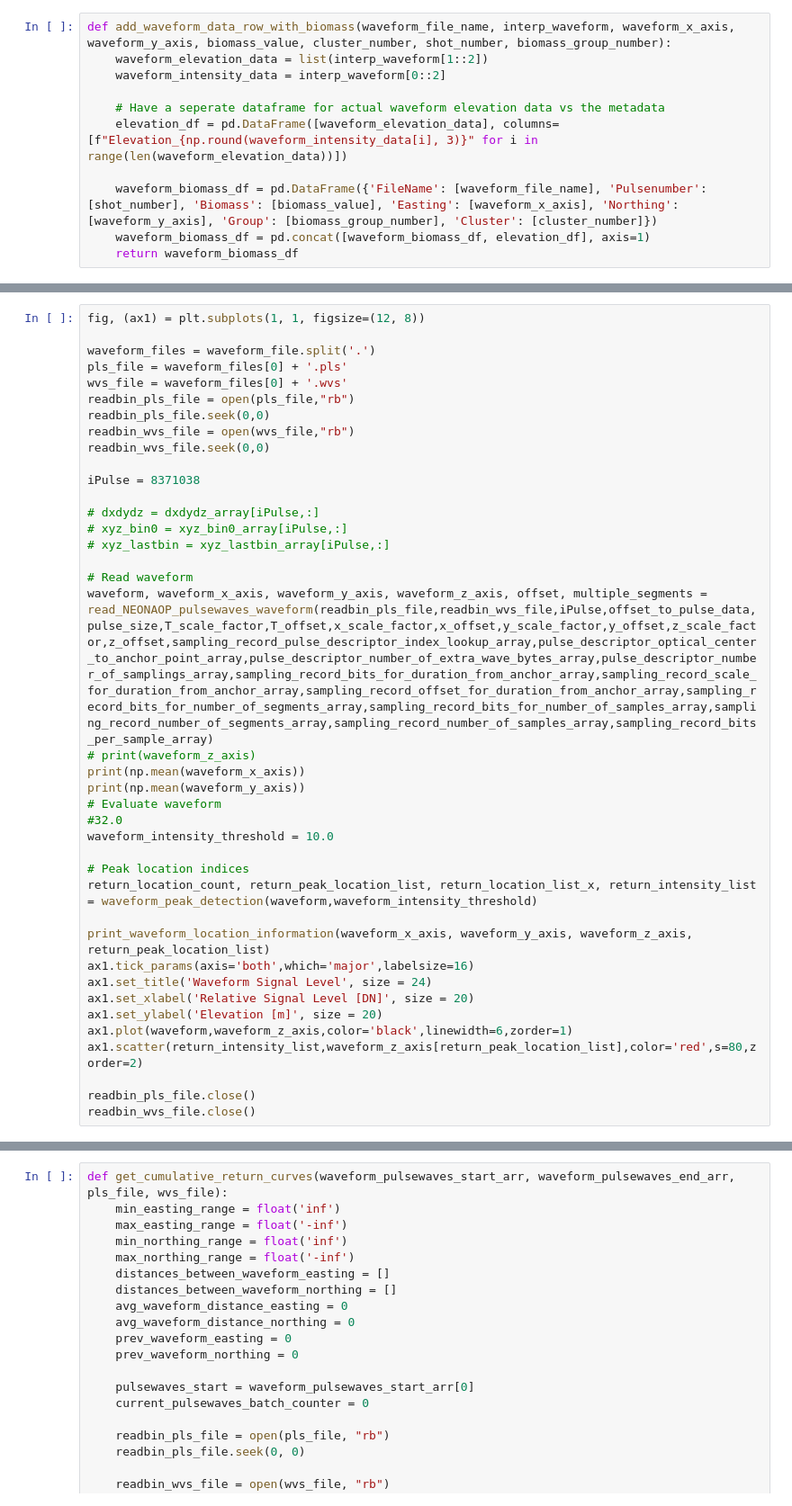
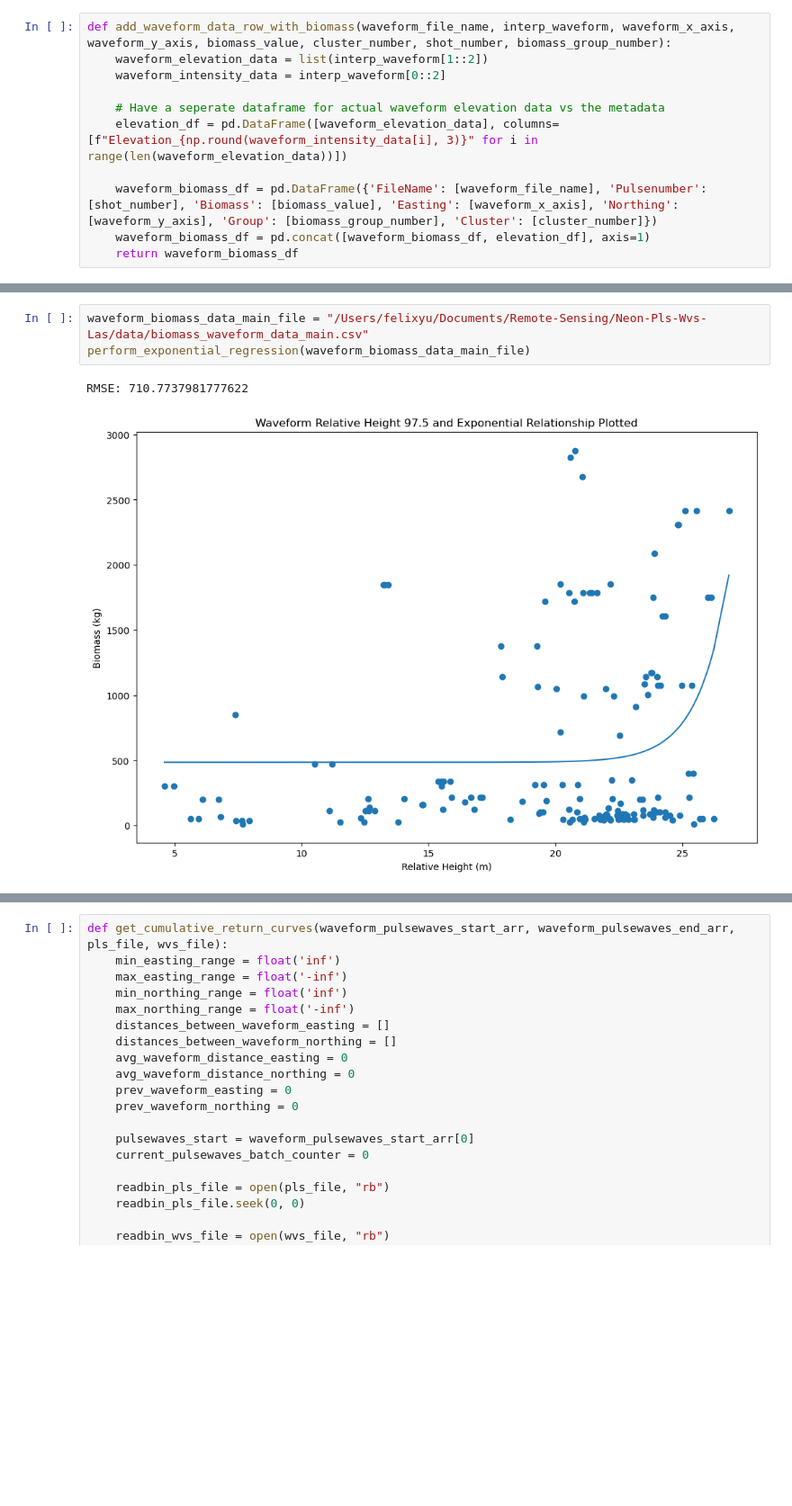
Before and after one commit to feyu39/Neon-Full-Waveform-LiDAR-Processor, a Jupyter notebook: neon_processor_one.ipynb, the cells around one changed output, grey strips where cells are left out. Shown at 90% size. Cells and saved outputs as stored; diff of their text form; blank space fills up the shorter version.

Commit message:
Added exponential regression and canopy height calculation

```diff
--- a/neon_processor_one.ipynb
+++ b/neon_processor_one.ipynb
@@ -1619,39 +1662,0 @@ Score: 0.09892311219310268
-# %%
-fig, (ax1) = plt.subplots(1, 1, figsize=(12, 8))
-
-waveform_files = waveform_file.split('.')
-pls_file = waveform_files[0] + '.pls'
-wvs_file = waveform_files[0] + '.wvs'
-readbin_pls_file = open(pls_file,"rb")
-readbin_pls_file.seek(0,0)
-readbin_wvs_file = open(wvs_file,"rb")
-readbin_wvs_file.seek(0,0)
-
-iPulse = 8371038
-
-# dxdydz = dxdydz_array[iPulse,:]
-# xyz_bin0 = xyz_bin0_array[iPulse,:]
-# xyz_lastbin = xyz_lastbin_array[iPulse,:]
-
-# Read waveform
-waveform, waveform_x_axis, waveform_y_axis, waveform_z_axis, offset, multiple_segments = read_NEONAOP_pulsewaves_waveform(readbin_pls_file,readbin_wvs_file,iPulse,offset_to_pulse_data,pulse_size,T_scale_factor,T_offset,x_scale_factor,x_offset,y_scale_factor,y_offset,z_scale_factor,z_offset,sampling_record_pulse_descriptor_index_lookup_array,pulse_descriptor_optical_center_to_anchor_point_array,pulse_descriptor_number_of_extra_wave_bytes_array,pulse_descriptor_number_of_samplings_array,sampling_record_bits_for_duration_from_anchor_array,sampling_record_scale_for_duration_from_anchor_array,sampling_record_offset_for_duration_from_anchor_array,sampling_record_bits_for_number_of_segments_array,sampling_record_bits_for_number_of_samples_array,sampling_record_number_of_segments_array,sampling_record_number_of_samples_array,sampling_record_bits_per_sample_array)
-# print(waveform_z_axis)
-print(np.mean(waveform_x_axis))
-print(np.mean(waveform_y_axis))
-# Evaluate waveform
-#32.0
-waveform_intensity_threshold = 10.0
-
-# Peak location indices
-return_location_count, return_peak_location_list, return_location_list_x, return_intensity_list = waveform_peak_detection(waveform,waveform_intensity_threshold)
-
-print_waveform_location_information(waveform_x_axis, waveform_y_axis, waveform_z_axis, return_peak_location_list)
-ax1.tick_params(axis='both',which='major',labelsize=16)
-ax1.set_title('Waveform Signal Level', size = 24)
-ax1.set_xlabel('Relative Signal Level [DN]', size = 20)
-ax1.set_ylabel('Elevation [m]', size = 20)
-ax1.plot(waveform,waveform_z_axis,color='black',linewidth=6,zorder=1)
-ax1.scatter(return_intensity_list,waveform_z_axis[return_peak_location_list],color='red',s=80,zorder=2)
-
-readbin_pls_file.close()
-readbin_wvs_file.close()
@@ -1667,3 +1732,9 @@ Min northing value: 4704085.262680001, Max northing value: 4704085.375950001
+# %%
+waveform_biomass_data_main_file = "/Users/felixyu/Documents/Remote-Sensing/Neon-Pls-Wvs-Las/data/biomass_waveform_data_main.csv"
+perform_exponential_regression(waveform_biomass_data_main_file)
+# %% [output]
+RMSE: 710.7737981777622
+[figure, added]
 # %%
 mapping_tagging_table = "/Users/felixyu/Documents/Remote-Sensing/Field-Data/Field-Data-CSV/HARV-08-2019/vst_mappingandtagging_harv_2019_08.csv"
 apparent_individual_table = "/Users/felixyu/Documents/Remote-Sensing/Field-Data/Field-Data-CSV/HARV-08-2019/vst_apparentindividual_2019_08.csv"
```
Also changed, not shown: parts of 17 cells of this notebook.
